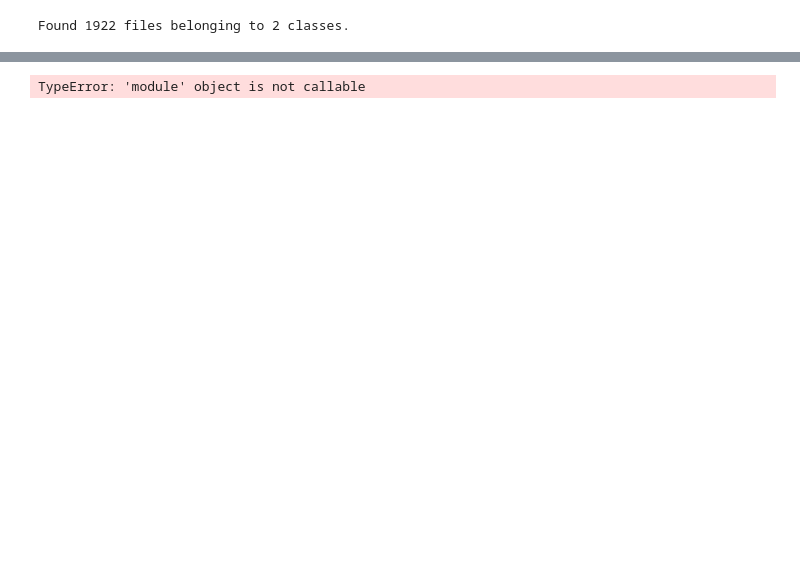
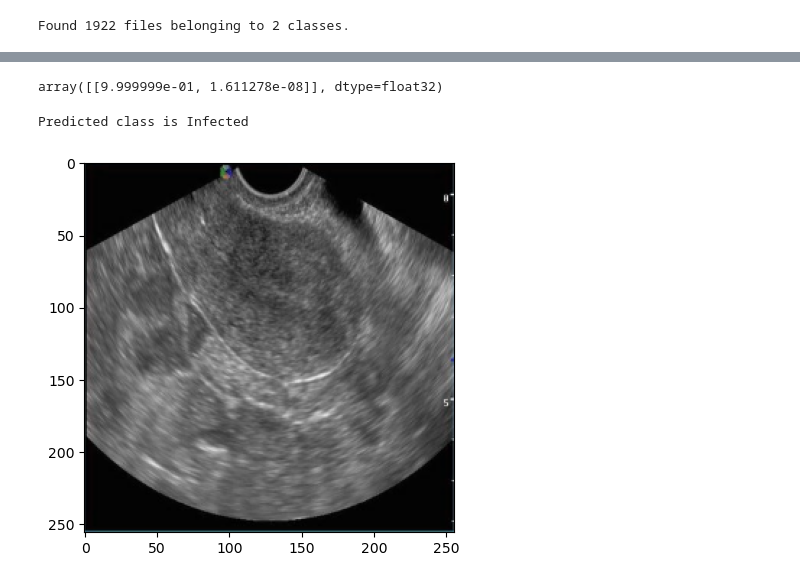
Before and after one commit to Alausaaisha/pcos_detection_deeplearning, a Jupyter notebook: pcos_classification_CNN_Model.ipynb, the cells around one changed output, grey strips where cells are left out. Cells and saved outputs as stored; diff of their text form; code cells hidden in the pictures; blank space fills up the shorter version.

```diff
--- a/pcos_classification_CNN_Model.ipynb
+++ b/pcos_classification_CNN_Model.ipynb
@@ -301,10 +332,21 @@ TypeError: 'module' object is not callable
+# %%
+prd
+# %% [output]
+array([[9.999999e-01, 1.611278e-08]], dtype=float32)
+# %%
+if prd[0][1] > 0.5:
+    print(f'Predicted class is Not Infected')
+else:
+    print(f'Predicted class is Infected')
+# %% [output]
+Predicted class is Infected
 # %%
 #test the model on real notinfected ultrasound image
-test_img = cv2('notinfected2')
-resize = tf.image.resize(test_img, (256,256)) #resize the image
-plt.imshow(resize.numpy().astype(int))
+test_img = cv2.imread('data/notinfected2.jpg')
+resize_notinf_img = tf.image.resize(test_img, (256,256)) #resize the image
+plt.imshow(resize_notinf_img.numpy().astype(int))
 plt.show()
 # %% [output]
-TypeError: 'module' object is not callable
+[figure, added]
 # %%
 #make prediction on normalized test image
```
Also changed, not shown: parts of 23 cells of this notebook.
